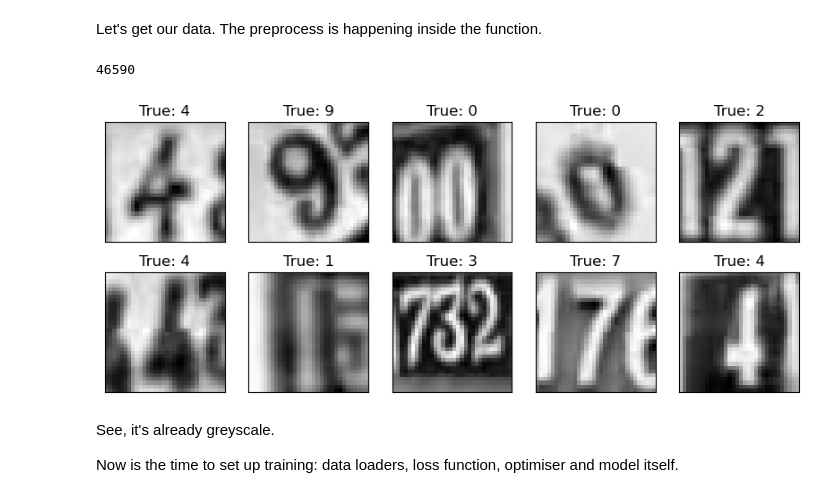
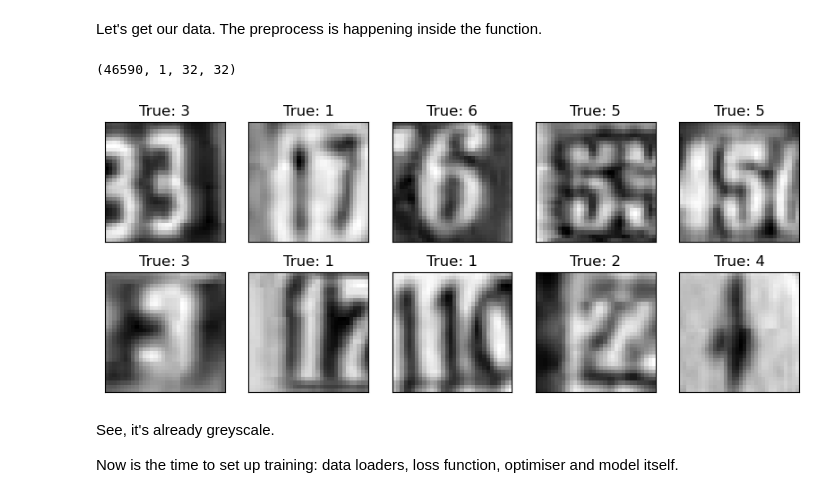
Before and after one commit to nealkafree/MonteCarloSampling, a Jupyter notebook: 1.Checking_out_data_and_testing_model_architecture.ipynb, the cells around one changed output. Cells and saved outputs as stored; diff of their text form; code cells hidden in the pictures.

```diff
--- a/1.Checking_out_data_and_testing_model_architecture.ipynb
+++ b/1.Checking_out_data_and_testing_model_architecture.ipynb
@@ -47,13 +49,13 @@ The architecture is inspired by the second model from: https://www.kaggle.com/co
 # %% [markdown]
 Let's get our data. The preprocess is happening inside the function.
 # %%
-train_data = data.prepare_data(train_data_path)
+x_train, y_train = data.prepare_data(train_data_path)
 
-print(len(train_data))
-visualization.plot_images(train_data[:10], rows=2, cols=5)
+print(x_train.shape)
+visualization.plot_images(x_train[:10], y_train[:10], rows=2, cols=5)
 # %% [output]
-46590
+(46590, 1, 32, 32)
-[figure, old version]
+[figure, new version]
 # %% [markdown]
 See, it's already greyscale.
 
```
Also changed, not shown: parts of 8 cells of this notebook, 4 other files.
